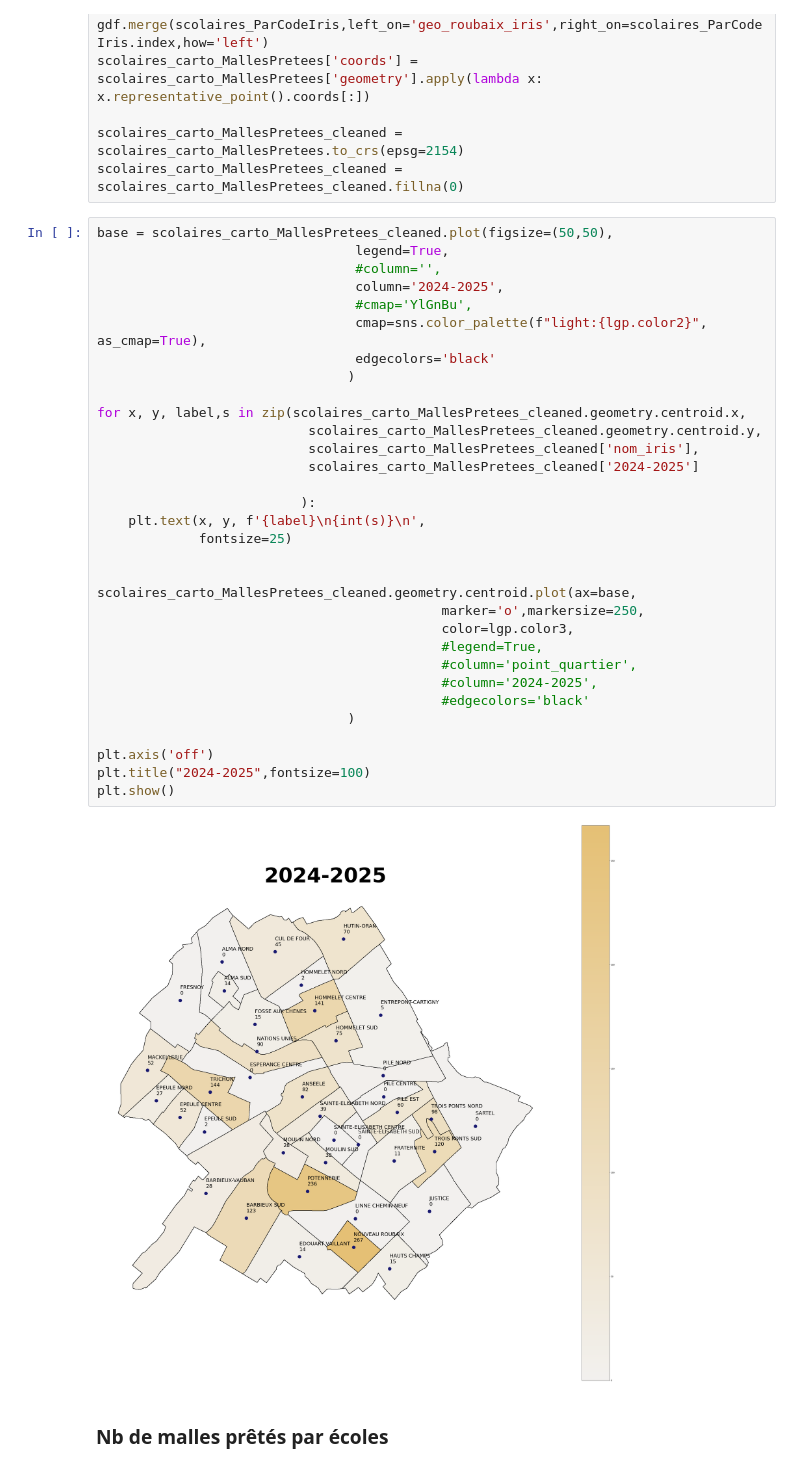
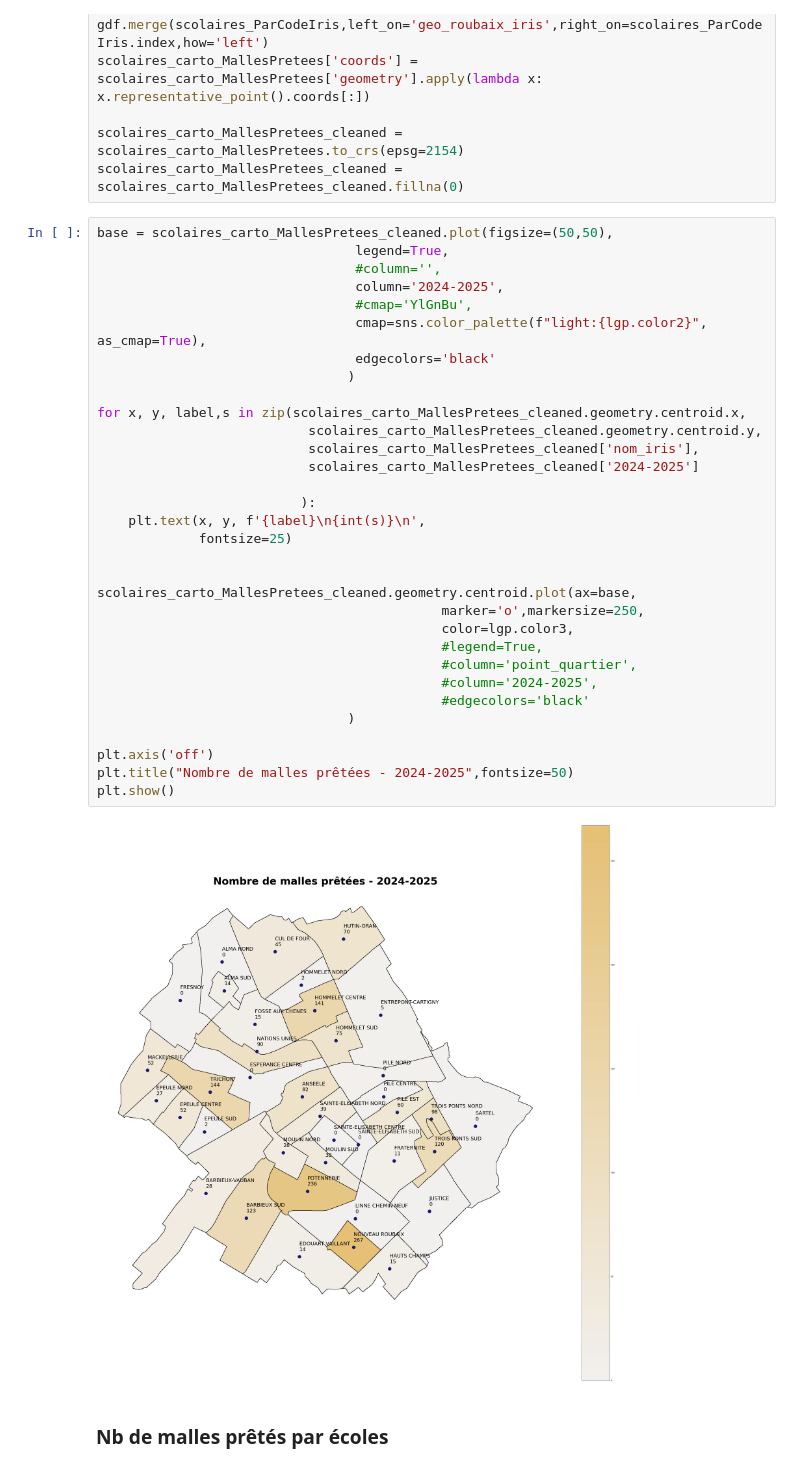
Before and after one commit to medrbx/kibini2, a Jupyter notebook: kibini/notebook_kibini2_med_quels_publics_action_culturelle.ipynb, the cells around one changed output. Drawn from its saved outputs; the diff is of its cells as text.

```diff
--- a/kibini/notebook_kibini2_med_quels_publics_action_culturelle.ipynb
+++ b/kibini/notebook_kibini2_med_quels_publics_action_culturelle.ipynb
@@ -228,35 +228,35 @@ base = scolaires_carto_MallesPretees_cleaned.plot(figsize=(50,50),
                                  legend=True,
                                  #column='',
                                  column='2024-2025',
                                  #cmap='YlGnBu',
                                  cmap=sns.color_palette(f"light:{lgp.color2}", as_cmap=True),
                                  edgecolors='black'
                                 )
 
 for x, y, label,s in zip(scolaires_carto_MallesPretees_cleaned.geometry.centroid.x,
                            scolaires_carto_MallesPretees_cleaned.geometry.centroid.y,
                            scolaires_carto_MallesPretees_cleaned['nom_iris'],
                            scolaires_carto_MallesPretees_cleaned['2024-2025']
 
                           ):
     plt.text(x, y, f'{label}\n{int(s)}\n',
              fontsize=25)
 
 
 scolaires_carto_MallesPretees_cleaned.geometry.centroid.plot(ax=base,
                                             marker='o',markersize=250,
                                             color=lgp.color3,
                                             #legend=True,
                                             #column='point_quartier',
                                             #column='2024-2025',
                                             #edgecolors='black'
                                 )
 
 plt.axis('off')
-plt.title("2024-2025",fontsize=100)
+plt.title("Nombre de malles prêtées - 2024-2025",fontsize=50)
 plt.show()
 # %% [output]
-[figure, old version]
+[figure, new version]
 # %% [markdown]
 ### Nb de malles prêtés par écoles
 # %%
```
Also changed, not shown: parts of 20 cells of this notebook.
